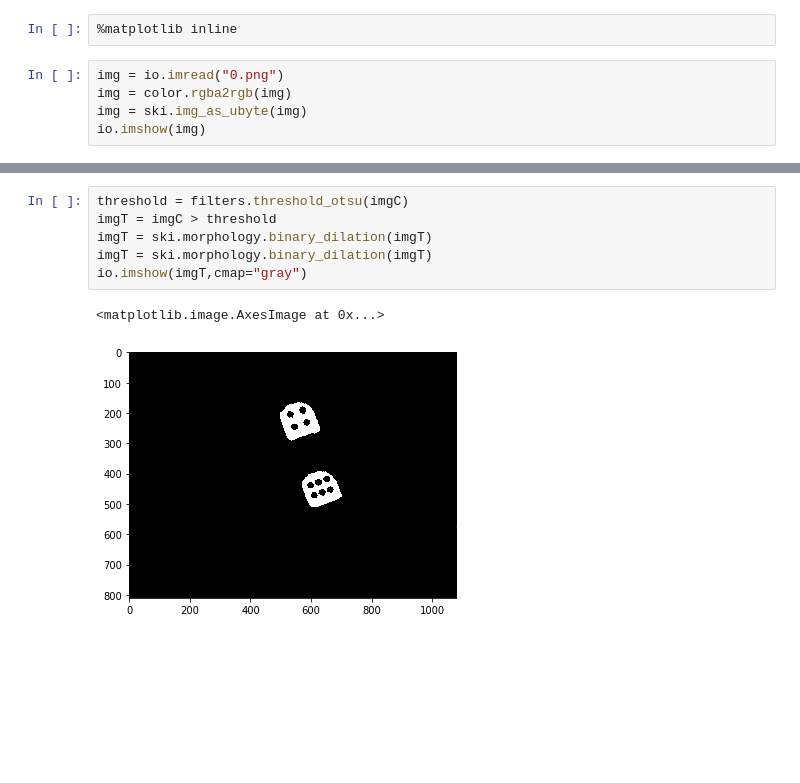
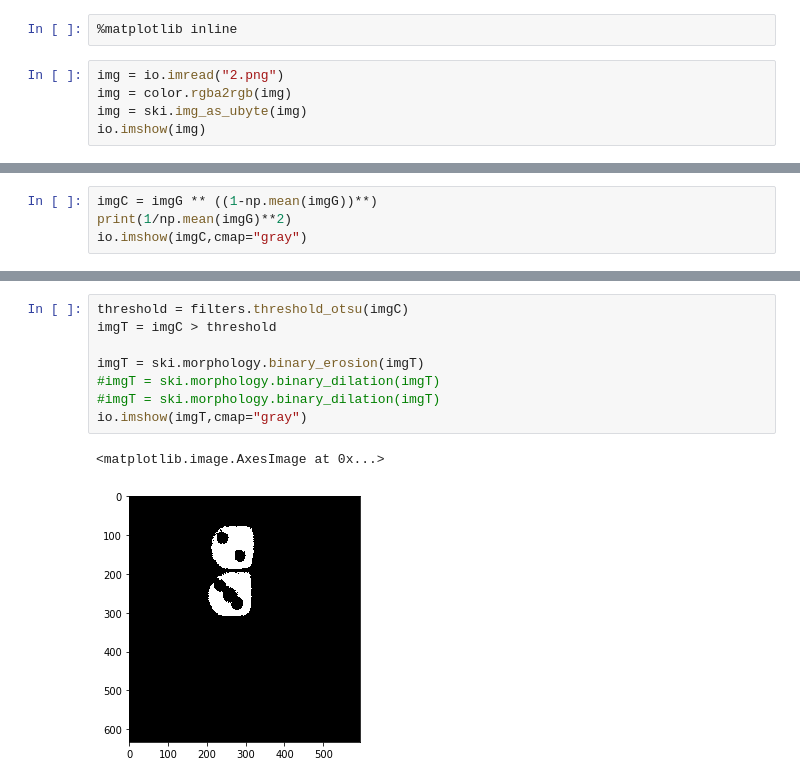
Before and after one commit to Grecjanin/DiceReader, a Jupyter notebook: DiceReader.ipynb, the cells around one changed output, grey strips where cells are left out. Drawn from its saved outputs; the diff is of its cells as text; blank space fills up the shorter version.

```diff
--- a/DiceReader.ipynb
+++ b/DiceReader.ipynb
@@ -7,7 +7,7 @@ import cv2
 # %%
 %matplotlib inline
 # %%
-img = io.imread("0.png")
+img = io.imread("2.png")
 img = color.rgba2rgb(img)
 img = ski.img_as_ubyte(img)
 io.imshow(img)
@@ -29,0 +24,4 @@ io.imshow(imgC)
+# %%
+imgC = imgG ** ((1-np.mean(imgG))**)
+print(1/np.mean(imgG)**2)
+io.imshow(imgC,cmap="gray")
@@ -30,12 +32,14 @@ io.imshow(imgC)
 # %%
 threshold = filters.threshold_otsu(imgC)
 imgT = imgC > threshold
-imgT = ski.morphology.binary_dilation(imgT)
-imgT = ski.morphology.binary_dilation(imgT)
+
+imgT = ski.morphology.binary_erosion(imgT)
+#imgT = ski.morphology.binary_dilation(imgT)
+#imgT = ski.morphology.binary_dilation(imgT)
 io.imshow(imgT,cmap="gray")
 # %% [output]
 <matplotlib.image.AxesImage at 0x...>
-[figure, old version]
+[figure, new version]
 # %%
 labelImg , n = measure.label(imgT,return_num = True,connectivity = 2)
 labels = ski.img_as_ubyte(color.label2rgb(labelImg, bg_label=0))
```
Also changed, not shown: parts of 6 cells of this notebook.
